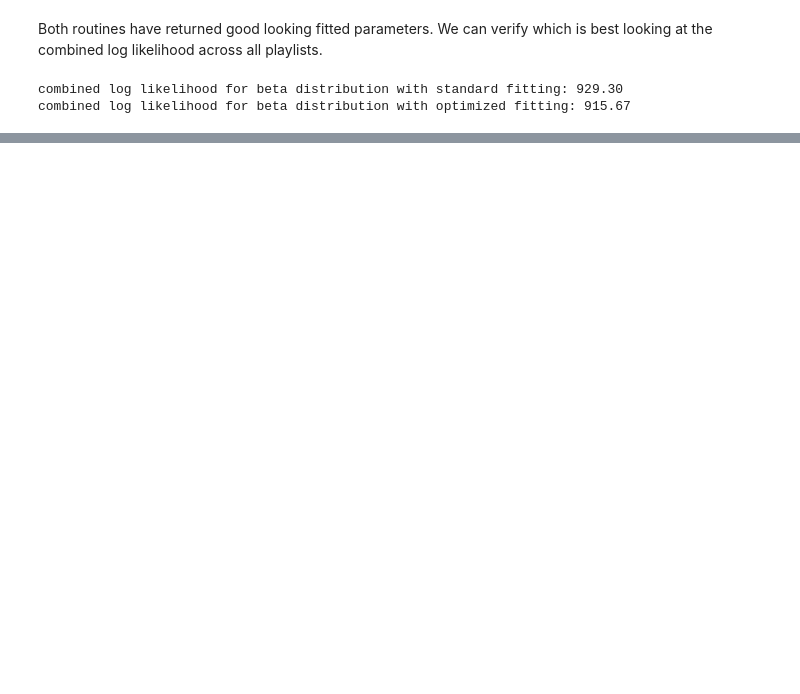
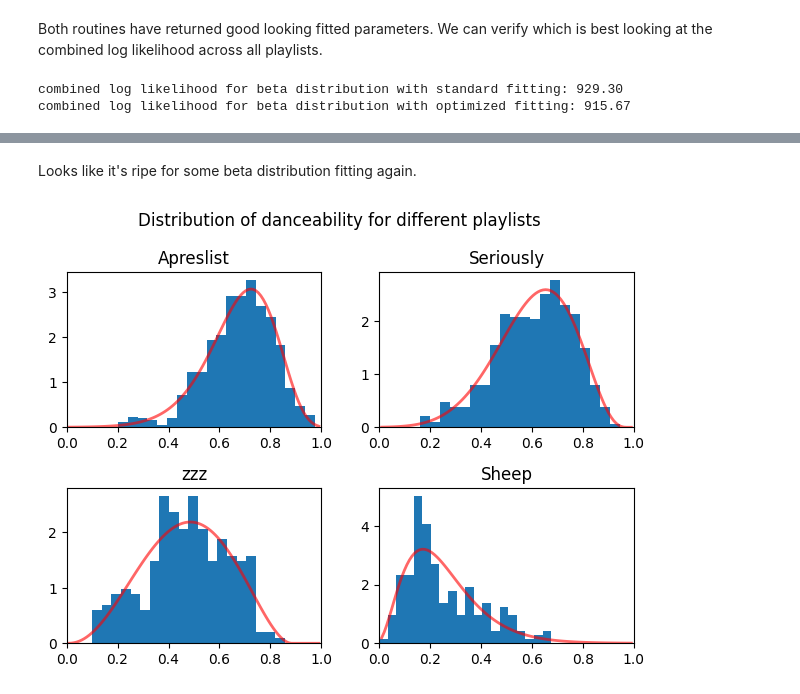
Before and after one commit to dbatten5/spauditify, a Jupyter notebook: poc.ipynb, the cells around one changed output, grey strips where cells are left out. Drawn from its saved outputs; the diff is of its cells as text; code cells hidden in the pictures; blank space fills up the shorter version.

```diff
--- a/poc.ipynb
+++ b/poc.ipynb
@@ -138,11 +138,22 @@ def fit_univariate_normal(data: NDArray):
     return norm(loc, scale)
 
 
-def plot_hist_and_dist(ax, data: NDArray, dist, nbins: int = 20) -> None:
+def plot_hist_and_dist(
+    ax,
+    data: NDArray,
+    dist,
+    nbins: int = 20,
+    limit: tuple[float, float] | None = None,
+    xlim: list[float] = [0, 1],
+) -> None:
     ax.hist(data, bins=nbins, density=True)
-    x = np.linspace(dist.ppf(0.01), dist.ppf(0.99), 100)
+    if limit:
+        x = np.linspace(*limit, 100)
+    else:
+        x = np.linspace(dist.ppf(0.01), dist.ppf(0.99), 100)
     ax.plot(x, dist.pdf(x), "r-", lw=2, alpha=0.6, label="pdf")
-    ax.set_xlim([0, 1])
+    ax.set_xlim(xlim)
+
 
 
 n_bins = 20
@@ -302,0 +340,31 @@ Beta optimized fit: 229.86
+# %% [markdown]
+Looks like it's ripe for some beta distribution fitting again.
+# %%
+def fit_and_plot_beta(feat_name: str, nbins: int = 20) -> tuple:
+    feat = features.index(feat_name)
+
+    fig, axs = plt.subplots(2, 2, tight_layout=True)
+    dist_1 = fit_beta(apreslist_M[:, feat])
+    plot_hist_and_dist(
+        axs[0][0], apreslist_M[:, feat], dist_1, limit=(0.01, 0.99), nbins=nbins
+    )
+    axs[0][0].set_title("Apreslist")
+    dist_2 = fit_beta(seriously_M[:, feat])
+    plot_hist_and_dist(
+        axs[0][1], seriously_M[:, feat], dist_2, limit=(0.01, 0.99), nbins=nbins
+    )
+    axs[0][1].set_title("Seriously")
+    dist_3 = fit_beta(zzz_M[:, feat])
+    plot_hist_and_dist(axs[1][0], zzz_M[:, feat], dist_3, limit=(0.01, 0.99), nbins=nbins)
+    axs[1][0].set_title("zzz")
+    dist_4 = fit_beta(sheep_M[:, feat])
+    plot_hist_and_dist(axs[1][1], sheep_M[:, feat], dist_4, limit=(0.01, 0.99), nbins=nbins)
+    axs[1][1].set_title("Sheep")
+    fig.suptitle(f"Distribution of {feat_name} for different playlists")
+    plt.show()
+
+    return dist_1, dist_2, dist_3, dist_4
+
+db_1, db_2, db_3, db_4 = fit_and_plot_beta("danceability")
+# %% [output]
+[figure, added]
```
Also changed, not shown: parts of 44 cells of this notebook, 2 other files.
